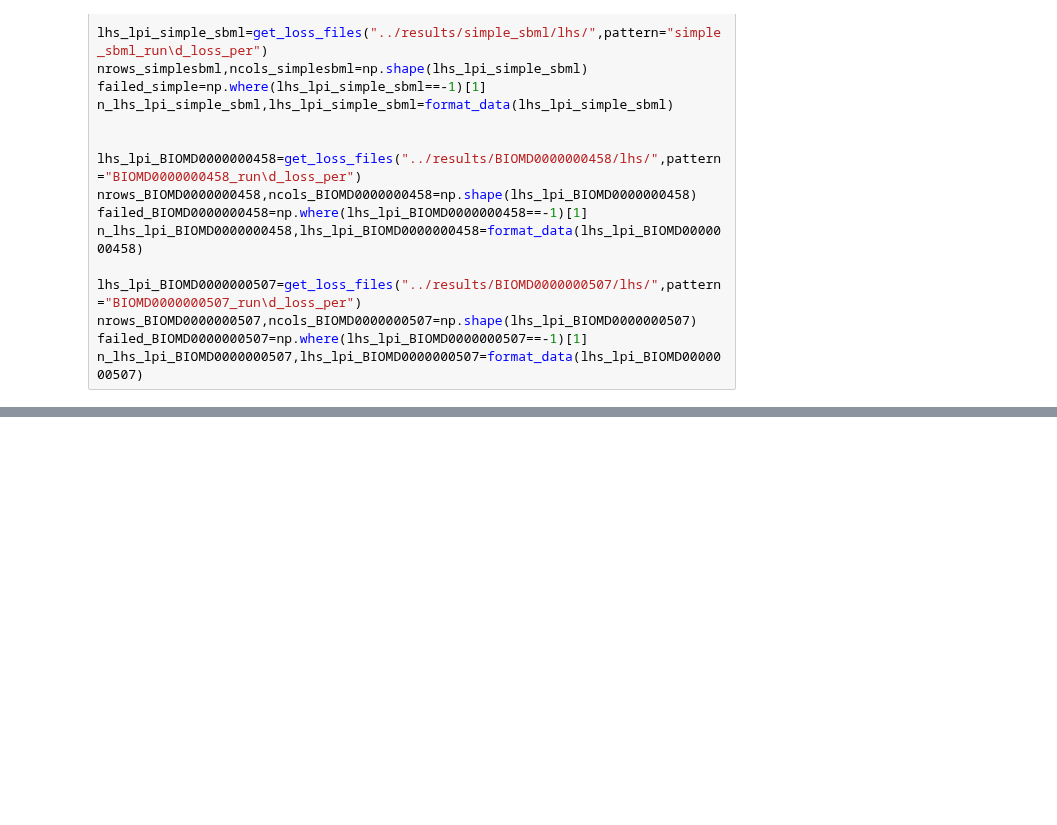
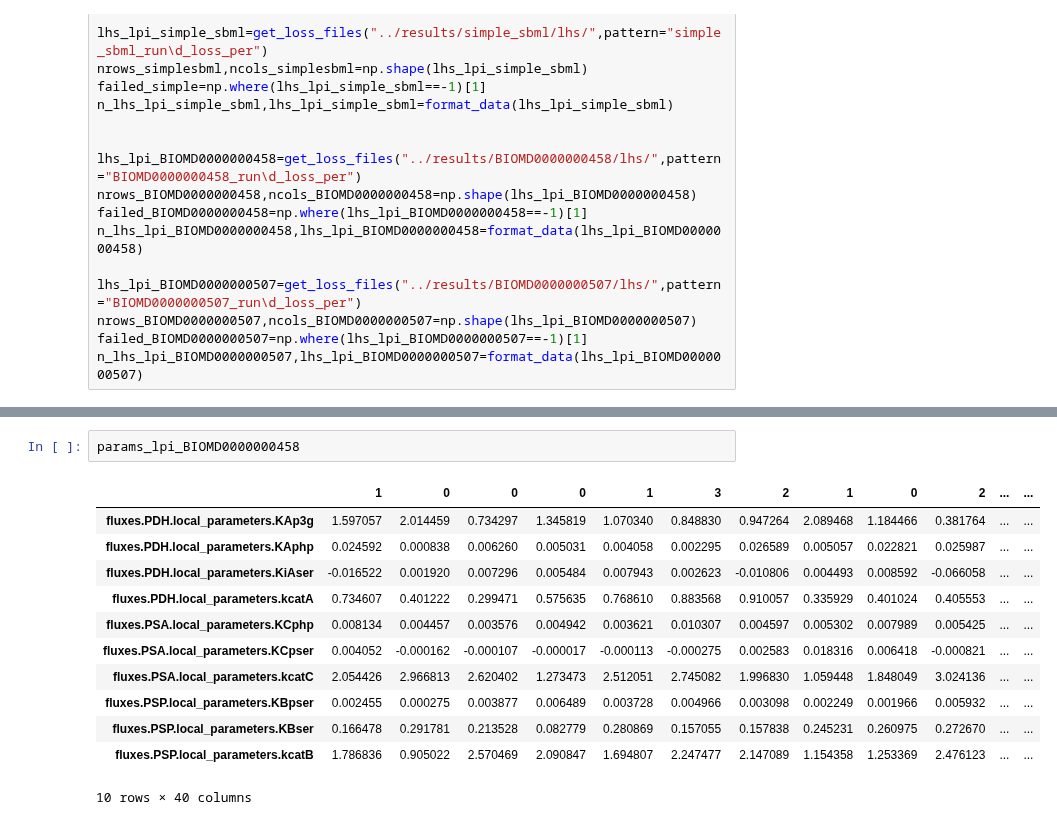
Before and after one commit to mahdi-shafiei/jaxkineticmodel, a Jupyter notebook: analysis/3101_parameterspace_analysis.ipynb, the cells around one changed output, grey strips where cells are left out. Drawn from its saved outputs; the diff is of its cells as text; blank space fills up the shorter version.

```diff
--- a/analysis/3101_parameterspace_analysis.ipynb
+++ b/analysis/3101_parameterspace_analysis.ipynb
@@ -191,3 +273,18 @@ x_BIOMD0000000507=pca_BIOMD0000000507.fit_transform(params_lpi_BIOMD0000000507.T
+# %%
+params_lpi_BIOMD0000000458
+# %% [output]
+|  | 1 | 0 | 0 | 0 | 1 | 3 | 2 | 1 | 0 | 2 | ... | ... |
+| fluxes.PDH.local_parameters.KAp3g | 1.597057 | 2.014459 | 0.734297 | 1.345819 | 1.070340 | 0.848830 | 0.947264 | 2.089468 | 1.184466 | 0.381764 | ... | ... |
+| fluxes.PDH.local_parameters.KAphp | 0.024592 | 0.000838 | 0.006260 | 0.005031 | 0.004058 | 0.002295 | 0.026589 | 0.005057 | 0.022821 | 0.025987 | ... | ... |
+| fluxes.PDH.local_parameters.KiAser | -0.016522 | 0.001920 | 0.007296 | 0.005484 | 0.007943 | 0.002623 | -0.010806 | 0.004493 | 0.008592 | -0.066058 | ... | ... |
+| fluxes.PDH.local_parameters.kcatA | 0.734607 | 0.401222 | 0.299471 | 0.575635 | 0.768610 | 0.883568 | 0.910057 | 0.335929 | 0.401024 | 0.405553 | ... | ... |
+| fluxes.PSA.local_parameters.KCphp | 0.008134 | 0.004457 | 0.003576 | 0.004942 | 0.003621 | 0.010307 | 0.004597 | 0.005302 | 0.007989 | 0.005425 | ... | ... |
+| fluxes.PSA.local_parameters.KCpser | 0.004052 | -0.000162 | -0.000107 | -0.000017 | -0.000113 | -0.000275 | 0.002583 | 0.018316 | 0.006418 | -0.000821 | ... | ... |
+| fluxes.PSA.local_parameters.kcatC | 2.054426 | 2.966813 | 2.620402 | 1.273473 | 2.512051 | 2.745082 | 1.996830 | 1.059448 | 1.848049 | 3.024136 | ... | ... |
+| fluxes.PSP.local_parameters.KBpser | 0.002455 | 0.000275 | 0.003877 | 0.006489 | 0.003728 | 0.004966 | 0.003098 | 0.002249 | 0.001966 | 0.005932 | ... | ... |
+| fluxes.PSP.local_parameters.KBser | 0.166478 | 0.291781 | 0.213528 | 0.082779 | 0.280869 | 0.157055 | 0.157838 | 0.245231 | 0.260975 | 0.272670 | ... | ... |
+| fluxes.PSP.local_parameters.kcatB | 1.786836 | 0.905022 | 2.570469 | 2.090847 | 1.694807 | 2.247477 | 2.147089 | 1.154358 | 1.253369 | 2.476123 | ... | ... |
+10 rows × 40 columns
 # %%
 print(sum(pca_batch.explained_variance_ratio_))
 print(sum(pca_monod.explained_variance_ratio_))
```
Also changed, not shown: parts of 6 cells of this notebook, 28 other files.
